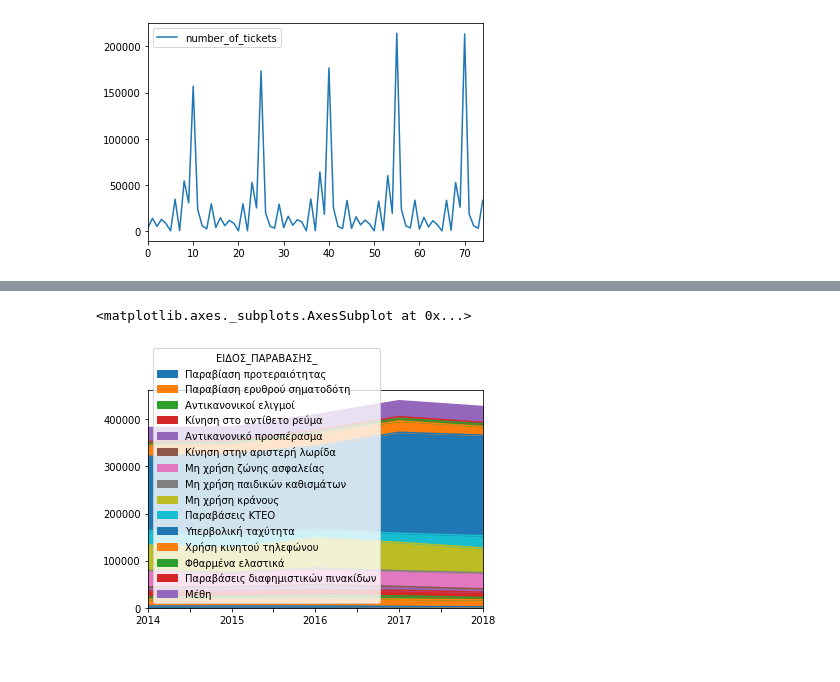
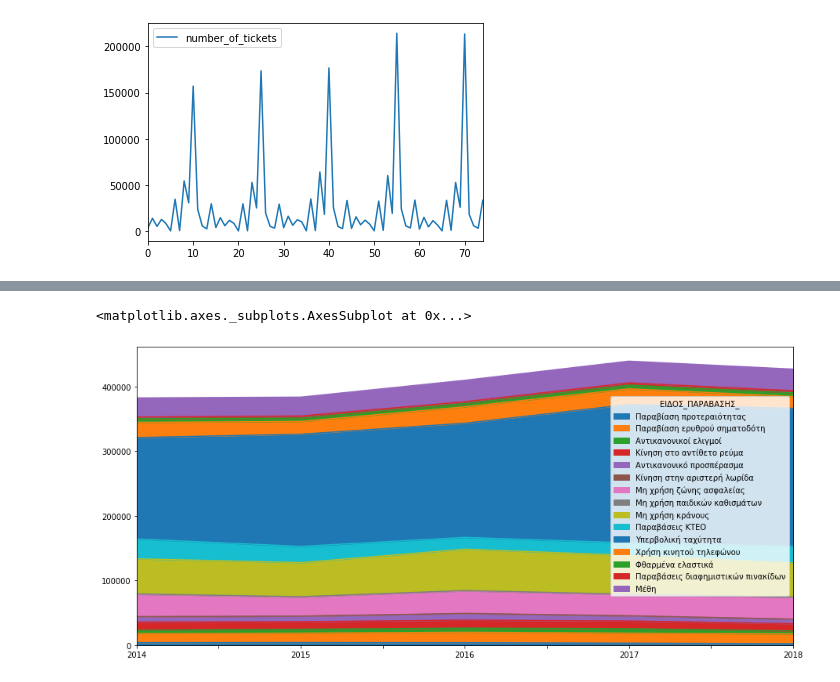
Before and after one commit to kosmaspanag/data-studio-projects, a Jupyter notebook: Weekly projects/Traffic_violations_in_Greece /Trafic_violations.ipynb, the cells around one changed output, grey strips where cells are left out. Saved outputs shown, nothing was run; the diff lists cells and outputs as text; code cells hidden in the pictures.

```diff
--- a/Weekly projects/Traffic_violations_in_Greece /Trafic_violations.ipynb
+++ b/Weekly projects/Traffic_violations_in_Greece /Trafic_violations.ipynb
@@ -576,0 +663,2 @@ df.plot()
+# %%
+newdf = df.drop(columns=['total'])
@@ -577,5 +674,5 @@ df.plot()
 # %%
-df.set_index('ΕΙΔΟΣ_ΠΑΡΑΒΑΣΗΣ_').T
+newdf.set_index('ΕΙΔΟΣ_ΠΑΡΑΒΑΣΗΣ_').T
 # %% [output]
 | ΕΙΔΟΣ_ΠΑΡΑΒΑΣΗΣ_ | Παραβίαση προτεραιότητας | Παραβίαση ερυθρού σηματοδότη | Αντικανονικοί ελιγμοί | Κίνηση στο αντίθετο ρεύμα | ... |
 | 2014 | 3836 | 13913 | 5137 | 12729 | ... |
@@ -584,9 +681,9 @@ df.set_index('ΕΙΔΟΣ_ΠΑΡΑΒΑΣΗΣ_').T
 | 2017 | 2977 | 15501 | 6860 | 11921 | ... |
 | 2018 | 2270 | 14931 | 4593 | 11364 | ... |
 # %%
-df.set_index('ΕΙΔΟΣ_ΠΑΡΑΒΑΣΗΣ_').T.plot(kind='area')
+newdf.set_index('ΕΙΔΟΣ_ΠΑΡΑΒΑΣΗΣ_').T.plot(kind='area', figsize=(15, 7))
 # %% [output]
 <matplotlib.axes._subplots.AxesSubplot at 0x...>
-[figure, old version]
+[figure, new version]
 # %%
 final_df.groupby('year').ΕΙΔΟΣ_ΠΑΡΑΒΑΣΗΣ_.number_of_tickets.sum()
```
Also changed, not shown: parts of 27 cells of this notebook, 5 other files.
